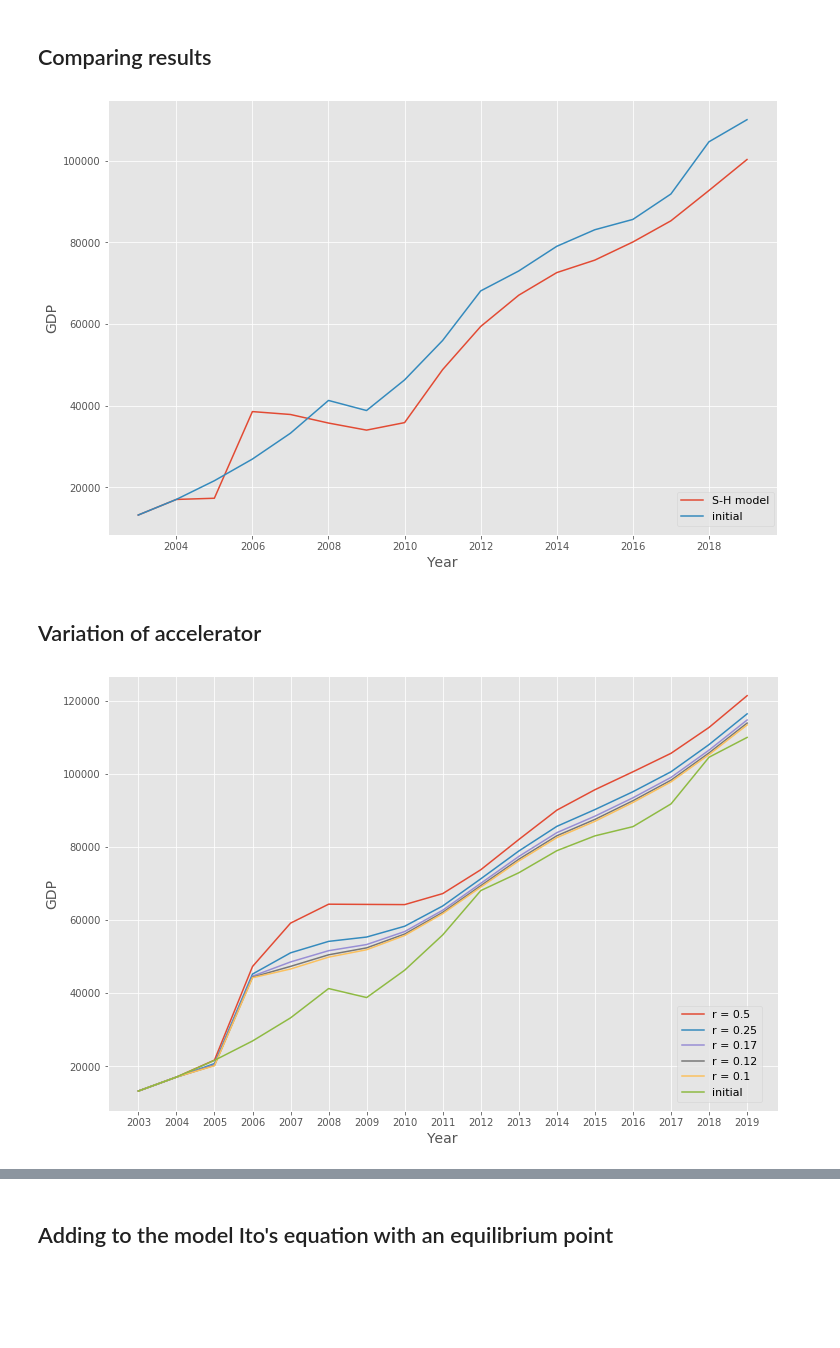
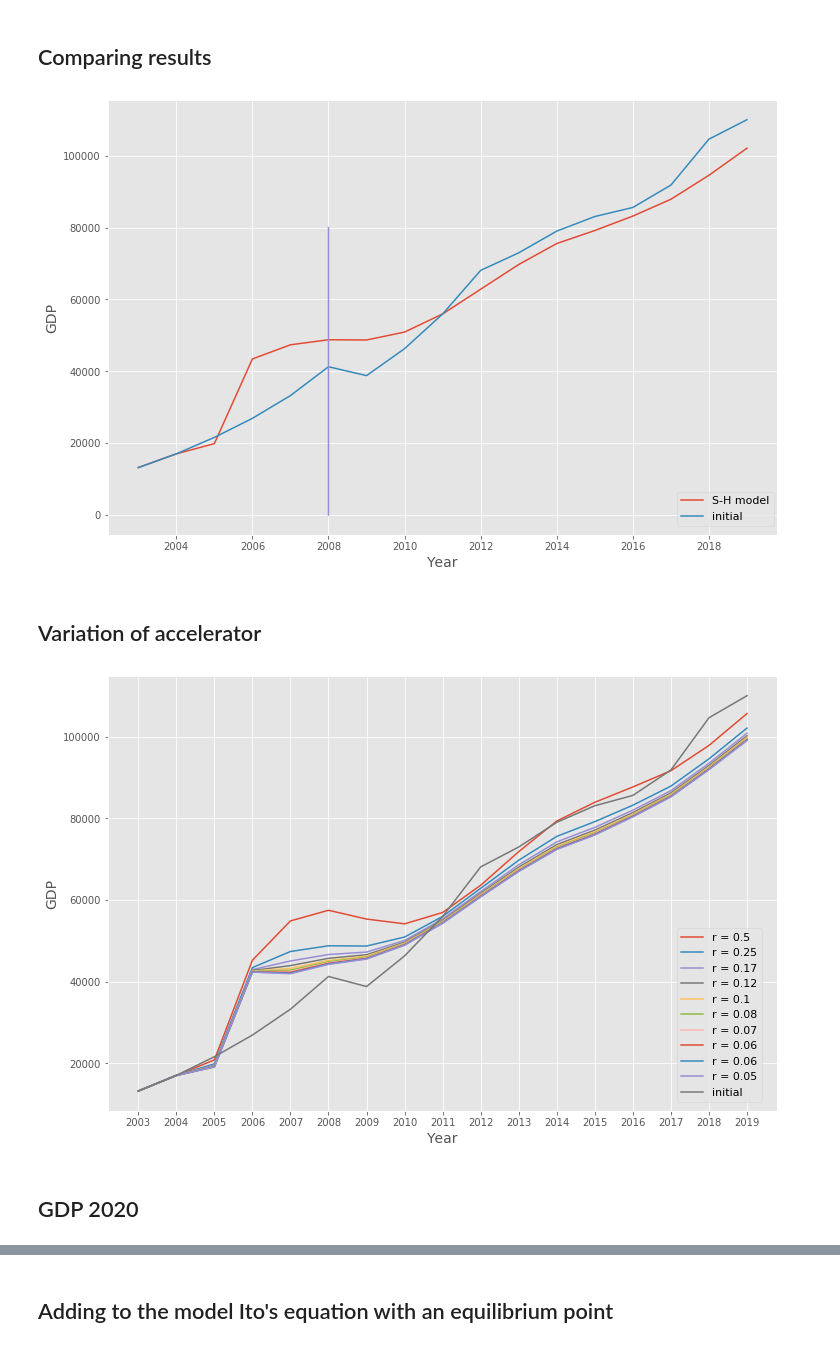
Before and after one commit to kirillzx/Math-projects, a Jupyter notebook: Mathematical_modeling/Samuelson-Hicks model.ipynb, the cells around one changed output, grey strips where cells are left out. Drawn from its saved outputs; the diff is of its cells as text; code cells hidden in the pictures; blank space fills up the shorter version.

```diff
--- a/Mathematical_modeling/Samuelson-Hicks model.ipynb
+++ b/Mathematical_modeling/Samuelson-Hicks model.ipynb
@@ -297,14 +297,16 @@ inv = [6712.39,8581.29,9768.4,10195.9,10532.89,10742.3,11427.4,12433.9,13792.7,1
 ## Comparing results
 # %%
 n = 17
+# r = 0.25
+# c = 0.68
+c = 0.65
 r = 0.25
-c = 0.5
 
 ia = [407,670.5,1165.3,1504.7,1762.3,2186.3,2865.1,3611.1,24730.2,6716.2,8781.6,7976.1,9152.1,11035.6,\
         12586.1,13450.2,13902.6,13897.1,14748.9,16027.3,17782.1,19318.8]
 ia = ia[5:]
-ca = [2757.5,3350.0,4239.2,5083.4,6540.7,8216.8,8687.1,10121.5,11285.5,12623.9,\
-          13706.7,14629.6,14712.7,16085.7,16770.3,18488.9,19657.6]
+ca = np.array([2757.5,3350.0,4239.2,5083.4,6540.7,8216.8,8687.1,10121.5,11285.5,12623.9,\
+          13706.7,14629.6,14712.7,16085.7,16770.3,18488.9,19657.6])
 
 arrayY = [13208.2, 17027.2]
 # arrayY = list(map(np.log, np.array([13208.2, 17027.2])))
@@ -312,43 +314,47 @@ plt.subplots(figsize=(12, 8))
 time = np.arange(0, n)
 
 for t in range(2, n):
-        if t > 7:
-            r = inv[t-7]/(arrayY[t-1]-arrayY[t-2])
+#         if t > 7:
+#             r = inv[t-7]/(arrayY[t-1]-arrayY[t-2])
         y = ca[t] + c*arrayY[t-1] + r*(arrayY[t-1]-arrayY[t-2]) + ia[t]
         arrayY.append(y)
 #         arrayY.append(np.log(y))
 plt.plot(df[5:]['Year'], arrayY, label = 'S-H model')
 
 plt.plot(df[5:]['Year'], list(df[5:]["GDP"]), label = 'initial')
+array1 = np.linspace(0,80000,80000)
+plt.plot([2008]*80000,array1)
 plt.xlabel('Year', fontsize=14)
 plt.ylabel('GDP',  fontsize=14)
 
 plt.legend(loc=(0.85,0.02), fontsize=11)
 plt.show()
 # %% [output]
-[figure, old version]
+[figure, new version]
 # %% [markdown]
 ## Variation of accelerator
 # %%
 plt.subplots(figsize=(12, 8))
 time = np.arange(0, n)
-c = 0.7
-
-for i in range(5):
+c = 0.65
+n = 17
+for i in range(10):
 #     r = 0.25
     arrayY = [13208.2, 17027.2]
     r = 0.5/(i+1)
     for t in range(2, n):
             y = ca[t] + c*arrayY[t-1] + r*(arrayY[t-1]-arrayY[t-2]) + ia[t]
             arrayY.append(y)
     plt.plot(df[5:]['Year'], arrayY, label = f'r = {round(r, 2)}')
 
 plt.plot(df[5:]['Year'], list(df[5:]["GDP"]), label = 'initial')
 plt.xlabel('Year', fontsize=14)
 plt.ylabel('GDP',  fontsize=14)
 plt.xticks(np.arange(2003,2020))
 
 plt.legend(loc=(0.85,0.02), fontsize=11)
 plt.show()
 # %% [output]
-[figure, old version]
+[figure, new version]
+# %% [markdown]
+## GDP 2020
```
Also changed, not shown: parts of 5 cells of this notebook.
